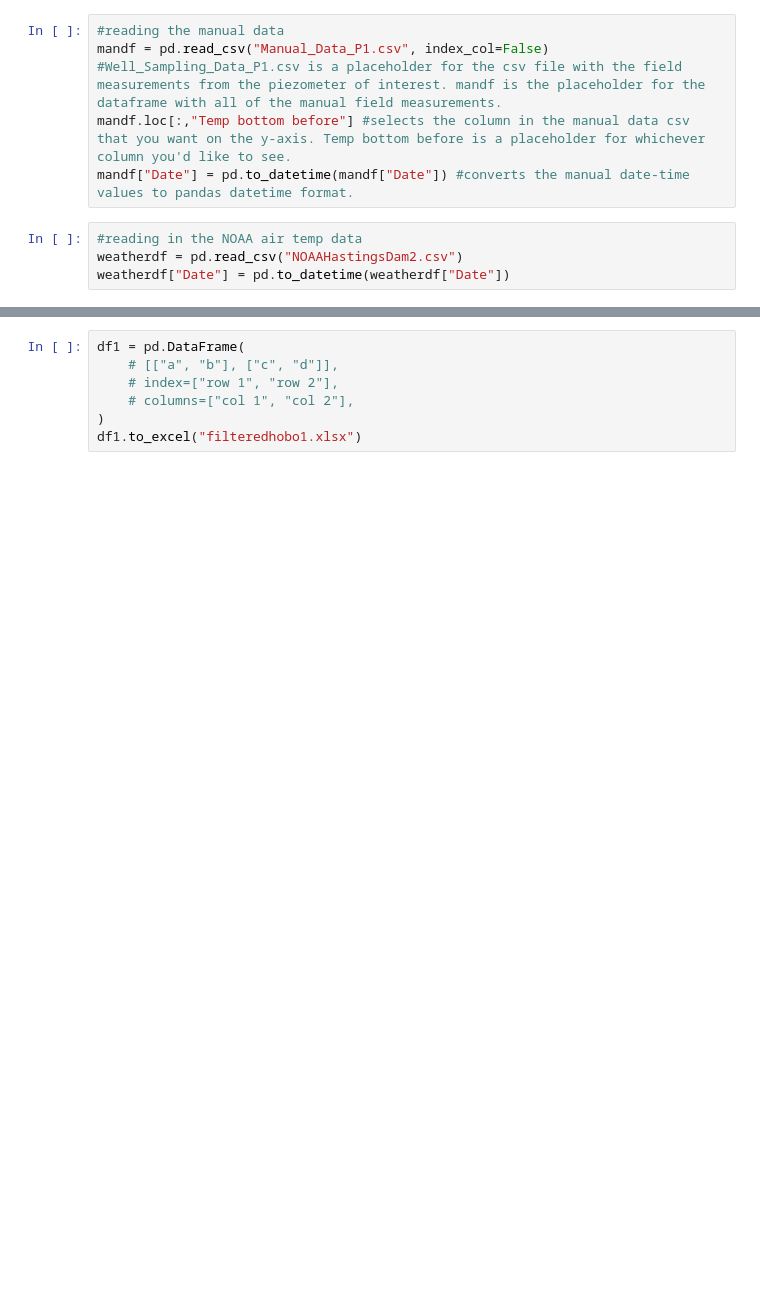
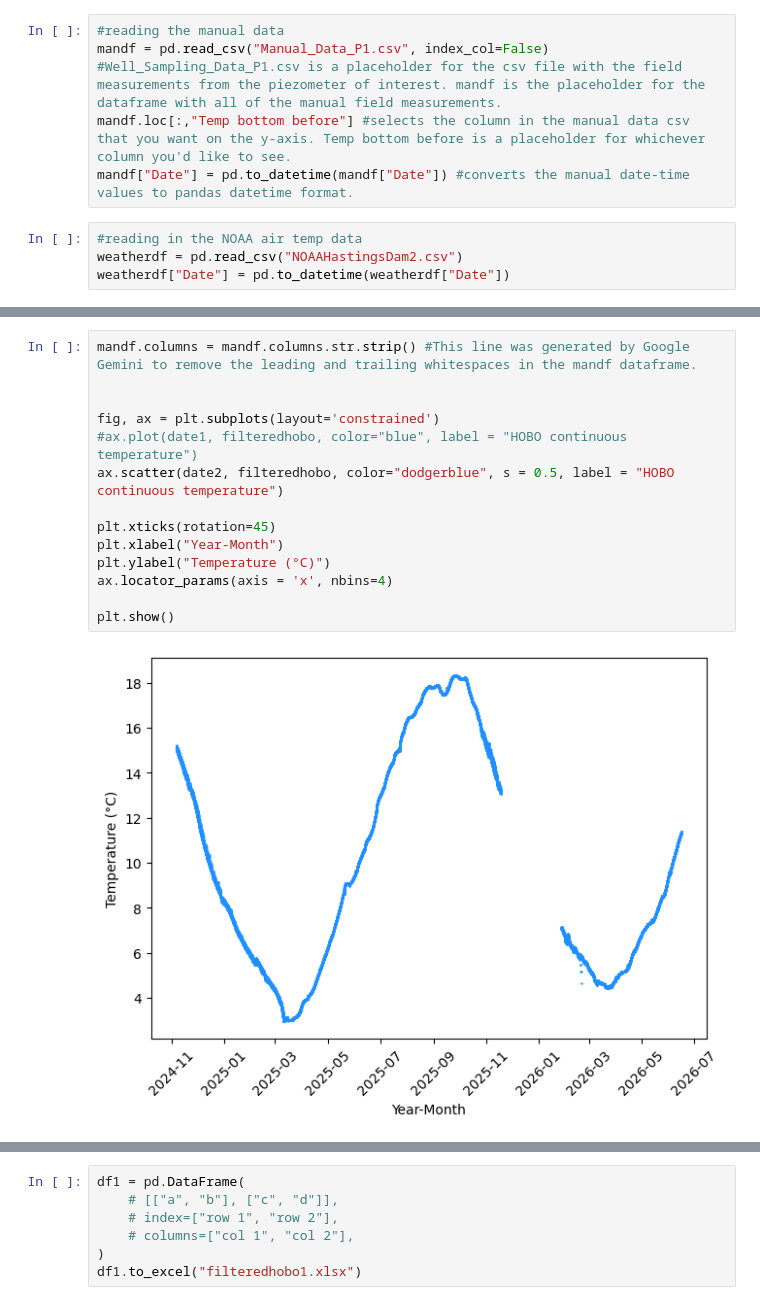
Before and after one commit to sauron-245/summer_26, a Jupyter notebook: summer 2026/P1Bell2026.ipynb, the cells around one changed output, grey strips where cells are left out. Drawn from its saved outputs; the diff is of its cells as text; blank space fills up the shorter version.

```diff
--- a/summer 2026/P1Bell2026.ipynb
+++ b/summer 2026/P1Bell2026.ipynb
@@ -97,2 +109,18 @@ plt.show()
+# %%
+mandf.columns = mandf.columns.str.strip() #This line was generated by Google Gemini to remove the leading and trailing whitespaces in the mandf dataframe.
+
+
+fig, ax = plt.subplots(layout='constrained')
+#ax.plot(date1, filteredhobo, color="blue", label = "HOBO continuous temperature")
+ax.scatter(date2, filteredhobo, color="dodgerblue", s = 0.5, label = "HOBO continuous temperature")
+
+plt.xticks(rotation=45)
+plt.xlabel("Year-Month")
+plt.ylabel("Temperature (°C)")
+ax.locator_params(axis = 'x', nbins=4)
+
+plt.show()
+# %% [output]
+[figure, added]
 # %%
 filteredhobo
```
Also changed, not shown: parts of 6 cells of this notebook, 10 other files.
